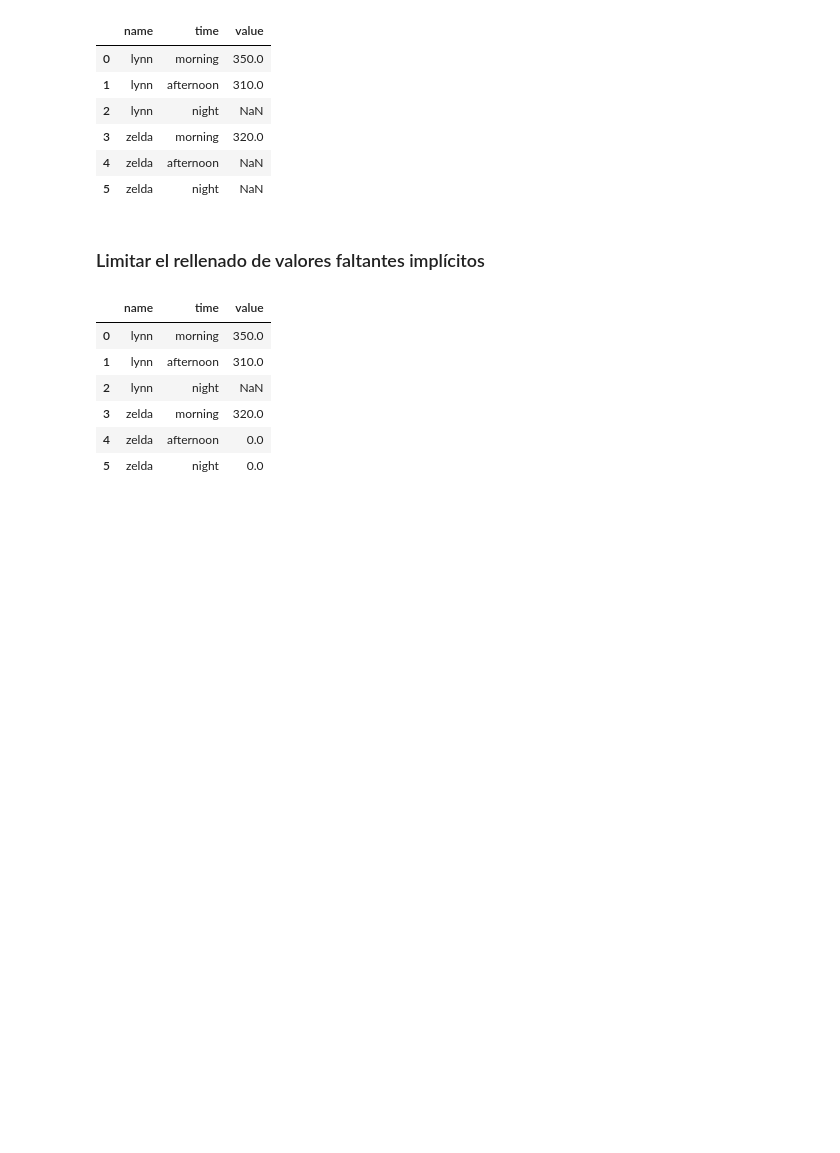
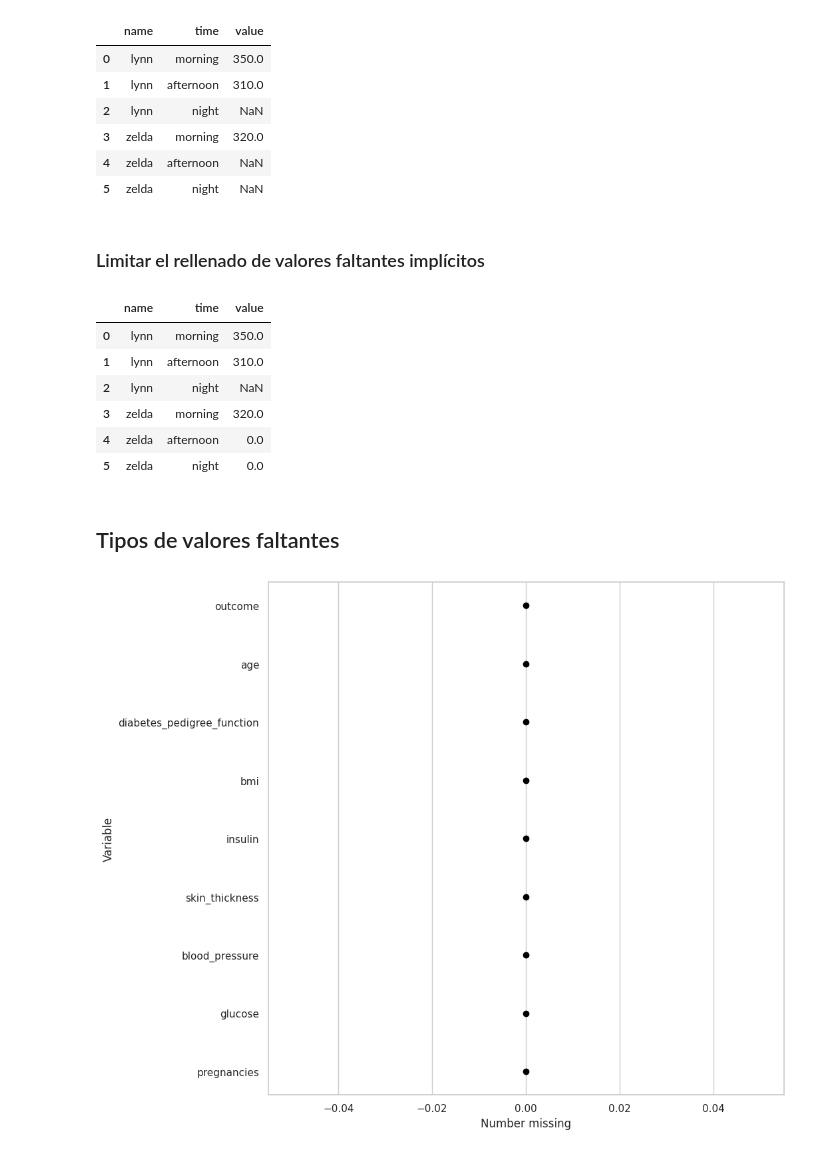
Before and after one commit to ArnolPlazas/manejo_datos_faltantes, a Jupyter notebook: exploration-missing-values.ipynb, the cells around one changed output. Saved outputs shown, nothing was run; the diff lists cells and outputs as text; code cells hidden in the pictures; blank space fills up the shorter version.

Commit message:
Tipos de valores faltantes.

```diff
--- a/exploration-missing-values.ipynb
+++ b/exploration-missing-values.ipynb
@@ -765,3 +765,9 @@ Las columnas MultiIndex no son complatibles.
 | 3 | zelda | morning | 320.0 |
 | 4 | zelda | afternoon | 0.0 |
 | 5 | zelda | night | 0.0 |
+# %% [markdown]
+## Tipos de valores faltantes
+# %%
+diabetes_df.missing.missing_variable_plot()
+# %% [output]
+[figure, added]
```
Also changed, not shown: parts of 8 cells of this notebook, 2 other files.
